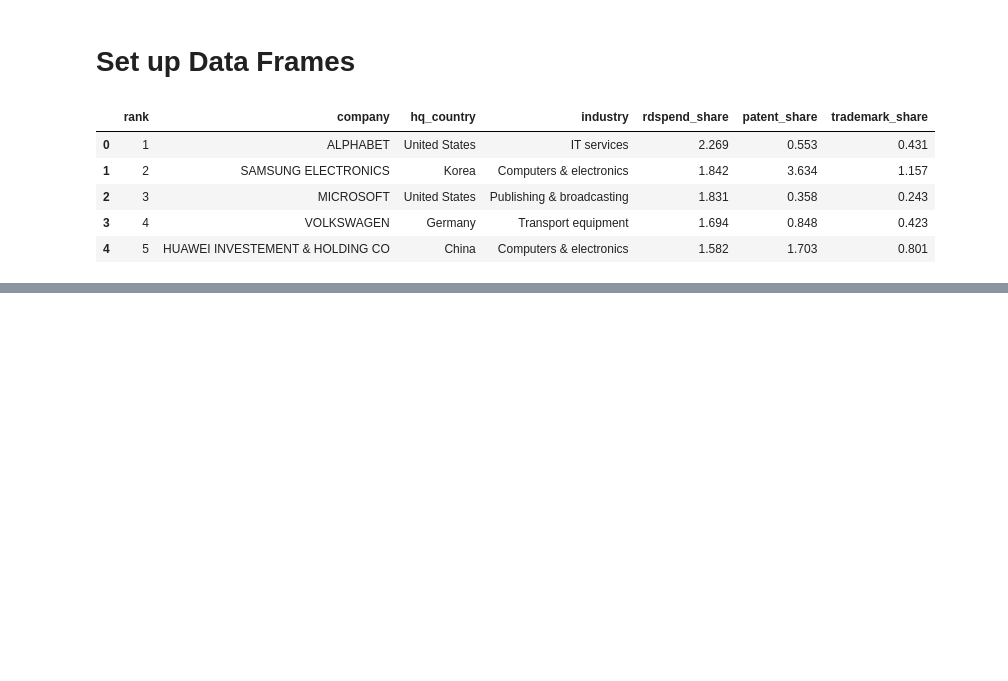
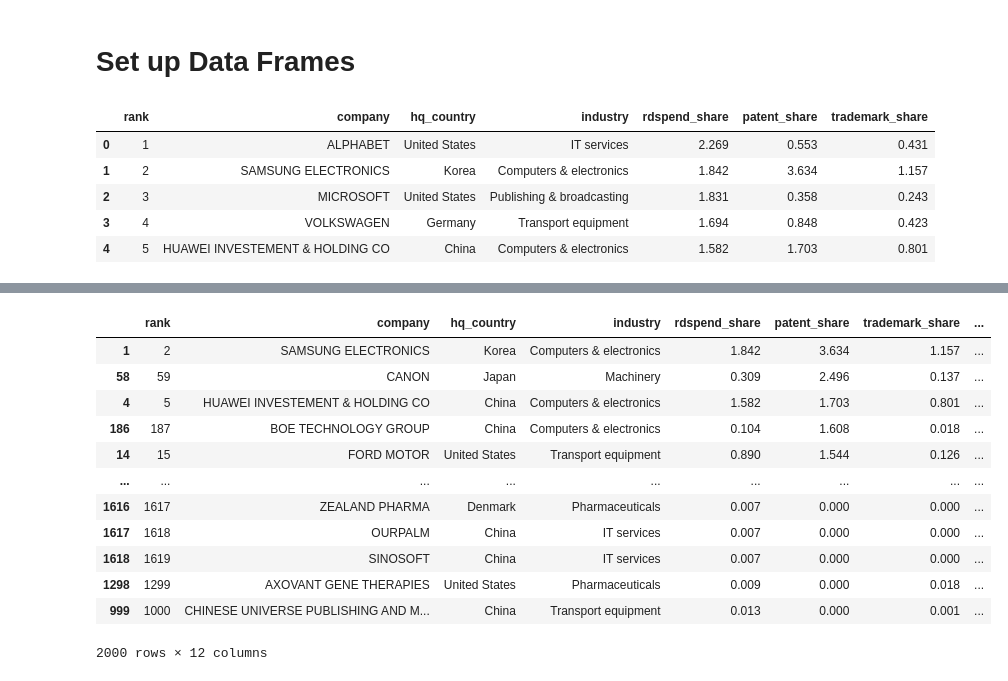
Before and after one commit to bassoonelephant/ip-productivity, a Jupyter notebook: ip_workbench.ipynb, the cells around one changed output, grey strips where cells are left out. Cells and saved outputs as stored; diff of their text form; code cells hidden in the pictures; blank space fills up the shorter version.

```diff
--- a/ip_workbench.ipynb
+++ b/ip_workbench.ipynb
@@ -95,0 +161,30 @@ country_group.agg(['count'])['company']
+# %%
+# Set up the raw data
+company_analysis = ip
+
+# Calculate ranks for R&D expenditure share, patent share, and trademark share
+company_analysis['rank_rdspend_share'] = company_analysis['rdspend_share'].rank(ascending=False)
+company_analysis['rank_patent_share'] = company_analysis['patent_share'].rank(ascending=False)
+company_analysis['rank_trademark_share'] = company_analysis['trademark_share'].rank(ascending=False)
+
+# Calculate patent efficiency
+company_analysis['patent_eff'] = company_analysis['patent_share']/company_analysis['rdspend_share']
+company_analysis['rank_patent_eff'] = company_analysis['patent_eff'].rank(ascending=False)
+# %%
+# Sort by patent share (Part a)
+
+company_analysis.sort_values("rank_patent_share",ascending = True)
+# %% [output]
+|  | rank | company | hq_country | industry | rdspend_share | patent_share | trademark_share | ... |
+| 1 | 2 | SAMSUNG ELECTRONICS | Korea | Computers & electronics | 1.842 | 3.634 | 1.157 | ... |
+| 58 | 59 | CANON | Japan | Machinery | 0.309 | 2.496 | 0.137 | ... |
+| 4 | 5 | HUAWEI INVESTEMENT & HOLDING CO | China | Computers & electronics | 1.582 | 1.703 | 0.801 | ... |
+| 186 | 187 | BOE TECHNOLOGY GROUP | China | Computers & electronics | 0.104 | 1.608 | 0.018 | ... |
+| 14 | 15 | FORD MOTOR | United States | Transport equipment | 0.890 | 1.544 | 0.126 | ... |
+| ... | ... | ... | ... | ... | ... | ... | ... | ... |
+| 1616 | 1617 | ZEALAND PHARMA | Denmark | Pharmaceuticals | 0.007 | 0.000 | 0.000 | ... |
+| 1617 | 1618 | OURPALM | China | IT services | 0.007 | 0.000 | 0.000 | ... |
+| 1618 | 1619 | SINOSOFT | China | IT services | 0.007 | 0.000 | 0.000 | ... |
+| 1298 | 1299 | AXOVANT GENE THERAPIES | United States | Pharmaceuticals | 0.009 | 0.000 | 0.018 | ... |
+| 999 | 1000 | CHINESE UNIVERSE PUBLISHING AND M... | China | Transport equipment | 0.013 | 0.000 | 0.001 | ... |
+2000 rows × 12 columns
```
Also changed, not shown: parts of 23 cells of this notebook.
